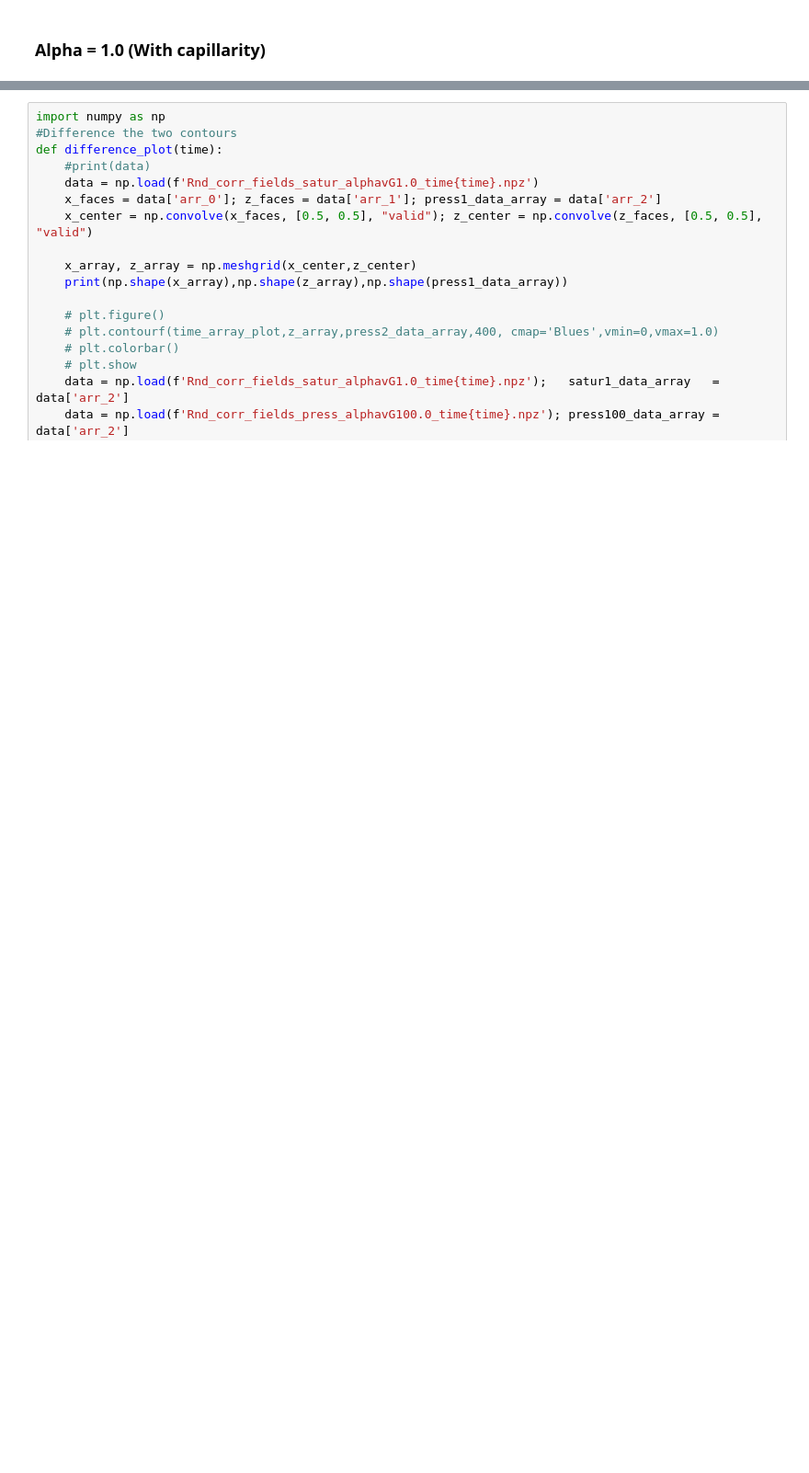
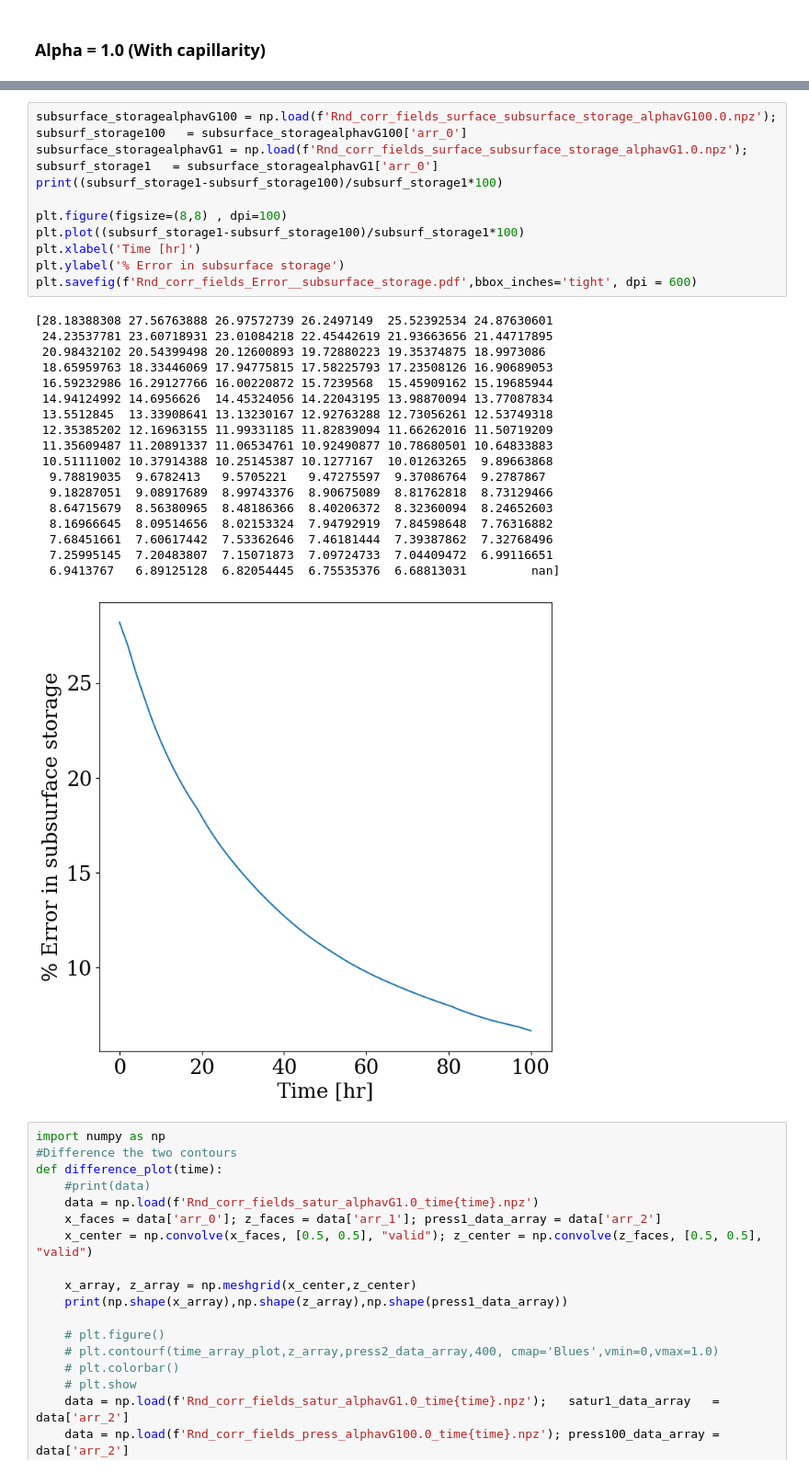
Before and after one commit to mashadab/ParFlow-project, a Jupyter notebook: Correlated-random-fields/Correlated-random-fields-Harvey-transient.ipynb, the cells around one changed output, grey strips where cells are left out. Shown at 92% size. Cells and saved outputs as stored; diff of their text form; blank space fills up the shorter version.

```diff
--- a/Correlated-random-fields/Correlated-random-fields-Harvey-transient.ipynb
+++ b/Correlated-random-fields/Correlated-random-fields-Harvey-transient.ipynb
@@ -544,3 +683,32 @@ for time in time_array:
+# %%
+subsurface_storagealphavG100 = np.load(f'Rnd_corr_fields_surface_subsurface_storage_alphavG100.0.npz');   subsurf_storage100   = subsurface_storagealphavG100['arr_0']
+subsurface_storagealphavG1 = np.load(f'Rnd_corr_fields_surface_subsurface_storage_alphavG1.0.npz');       subsurf_storage1   = subsurface_storagealphavG1['arr_0']
+print((subsurf_storage1-subsurf_storage100)/subsurf_storage1*100)
+
+plt.figure(figsize=(8,8) , dpi=100)
+plt.plot((subsurf_storage1-subsurf_storage100)/subsurf_storage1*100)
+plt.xlabel('Time [hr]')
+plt.ylabel('% Error in subsurface storage')
+plt.savefig(f'Rnd_corr_fields_Error__subsurface_storage.pdf',bbox_inches='tight', dpi = 600)
+# %% [output]
+[28.18388308 27.56763888 26.97572739 26.2497149  25.52392534 24.87630601
+ 24.23537781 23.60718931 23.01084218 22.45442619 21.93663656 21.44717895
+ 20.98432102 20.54399498 20.12600893 19.72880223 19.35374875 18.9973086
+ 18.65959763 18.33446069 17.94775815 17.58225793 17.23508126 16.90689053
+ 16.59232986 16.29127766 16.00220872 15.7239568  15.45909162 15.19685944
+ 14.94124992 14.6956626  14.45324056 14.22043195 13.98870094 13.77087834
+ 13.5512845  13.33908641 13.13230167 12.92763288 12.73056261 12.53749318
+ 12.35385202 12.16963155 11.99331185 11.82839094 11.66262016 11.50719209
+ 11.35609487 11.20891337 11.06534761 10.92490877 10.78680501 10.64833883
+ 10.51111002 10.37914388 10.25145387 10.1277167  10.01263265  9.89663868
+  9.78819035  9.6782413   9.5705221   9.47275597  9.37086764  9.2787867
+  9.18287051  9.08917689  8.99743376  8.90675089  8.81762818  8.73129466
+  8.64715679  8.56380965  8.48186366  8.40206372  8.32360094  8.24652603
+  8.16966645  8.09514656  8.02153324  7.94792919  7.84598648  7.76316882
+  7.68451661  7.60617442  7.53362646  7.46181444  7.39387862  7.32768496
+  7.25995145  7.20483807  7.15071873  7.09724733  7.04409472  6.99116651
+  6.9413767   6.89125128  6.82054445  6.75535376  6.68813031         nan]
+[figure, added]
 # %%
 import numpy as np
 #Difference the two contours
```
Also changed, not shown: parts of 7 cells of this notebook, 1 other file.
